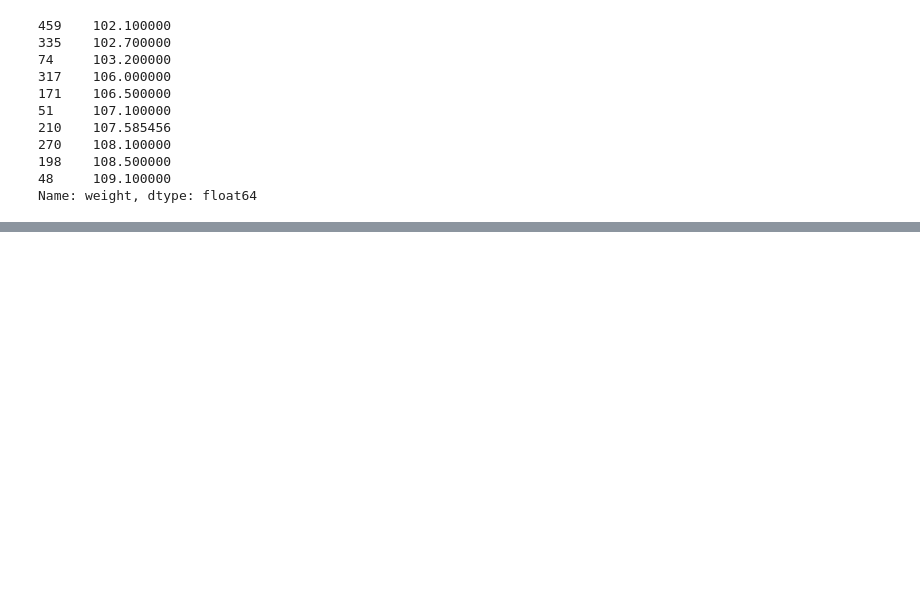
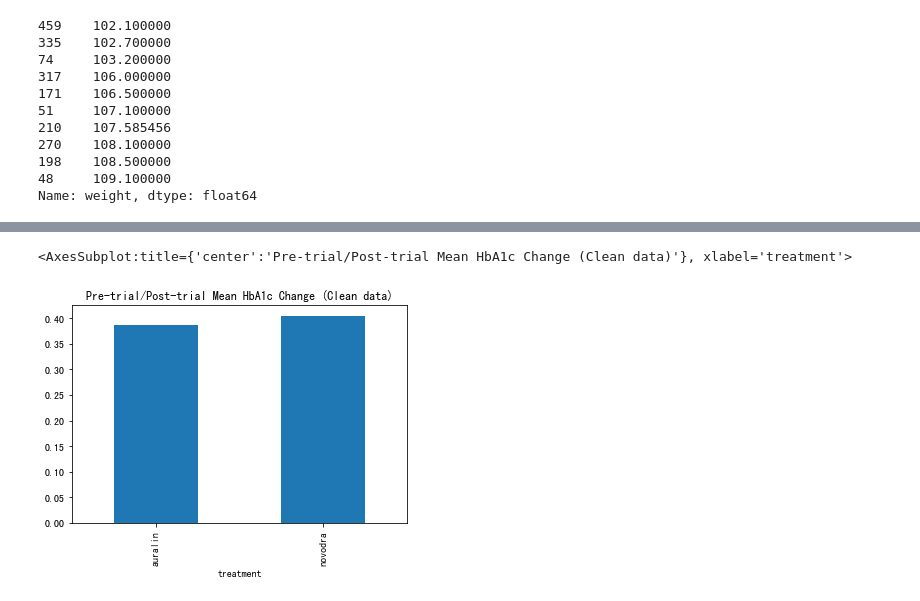
Before and after one commit to Alex-YuZ/diabetes_data-wrangling, a Jupyter notebook: auralin_data_wrangling.ipynb, the cells around one changed output, grey strips where cells are left out. Saved outputs shown, nothing was run; the diff lists cells and outputs as text; code cells hidden in the pictures; blank space fills up the shorter version.

```diff
--- a/auralin_data_wrangling.ipynb
+++ b/auralin_data_wrangling.ipynb
@@ -1048,0 +1132,5 @@ Name: weight, dtype: float64
+# %%
+treatments_clean.groupby('treatment').hba1c_change.mean().plot(kind='bar', title='Pre-trial/Post-trial Mean HbA1c Change (Clean data)')
+# %% [output]
+<AxesSubplot:title={'center':'Pre-trial/Post-trial Mean HbA1c Change (Clean data)'}, xlabel='treatment'>
+[figure, added]
```
Also changed, not shown: parts of 8 cells of this notebook.
